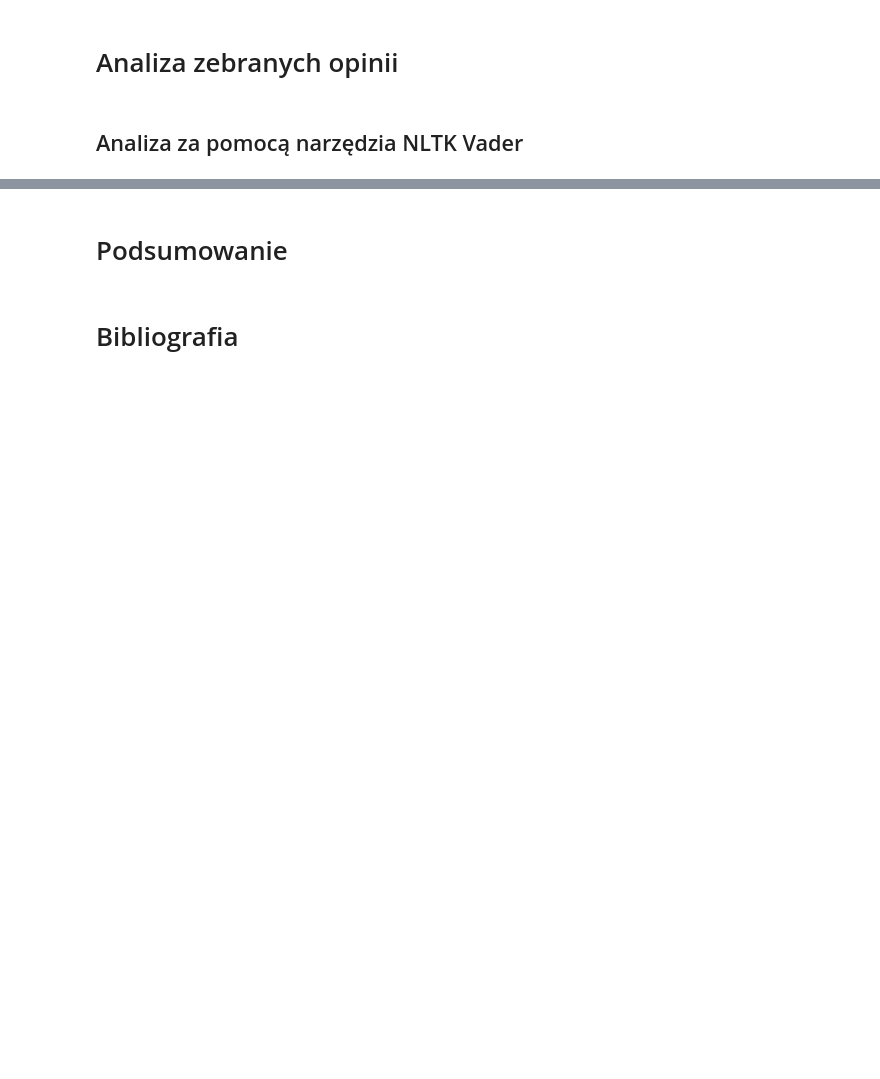
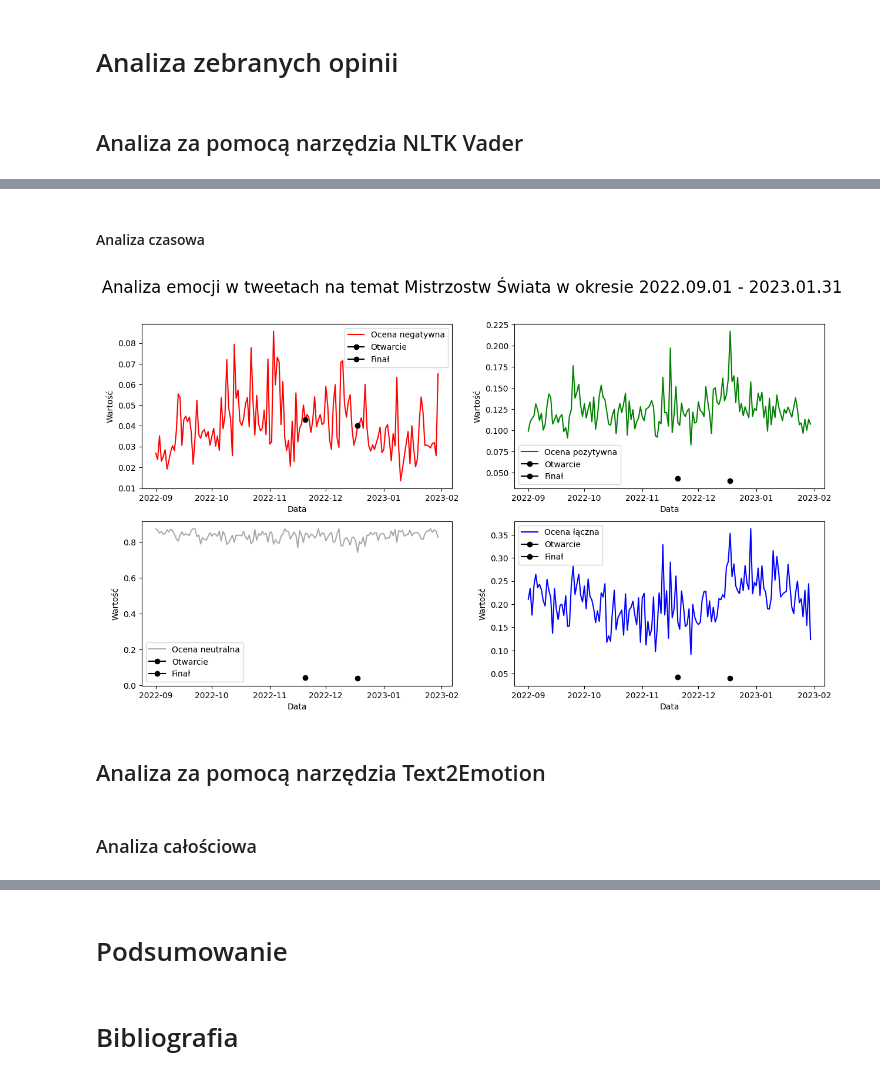
Before and after one commit to wgola/computional-intelligence-exercises, a Jupyter notebook: project3/projet3.ipynb, the cells around one changed output, grey strips where cells are left out. Cells and saved outputs as stored; diff of their text form; code cells hidden in the pictures; blank space fills up the shorter version.

```diff
--- a/project3/projet3.ipynb
+++ b/project3/projet3.ipynb
@@ -121,0 +141,17 @@ tweets["vader_compound"] = tweets.apply(
+# %%
+import ast
+
+
+def import_prepared_data(filename):
+    prepared_data = pd.read_csv(filename, sep="\t")
+
+    columns_to_transform = ["tokenizedContent",
+                            "tokensWithoutStopwords", "lemmatizedContent"]
+    for column_name in columns_to_transform:
+        prepared_data[column_name] = prepared_data[column_name].apply(
+            ast.literal_eval)
+
+    prepared_data["date"] = prepared_data.apply(
+        lambda x: datetime.datetime.strptime(x["date"], "%Y-%m-%d").date(), axis=1)
+
+    return prepared_data
@@ -121,0 +203,42 @@ tweets["vader_compound"] = tweets.apply(
+# %% [markdown]
+#### Analiza czasowa
+# %%
+vader_tweets_grouped = vader_tweets[[
+    "date", "vaderNeg", "vaderPos", "vaderNeu", "vaderCompound"]]
+
+x = vader_tweets_grouped.groupby(["date"], as_index=False).mean()
+
+
+def plot_vader_subplot(column_name, color, legend_name):
+    plt.plot(x["date"], x[column_name], color=color)
+    plt.ylabel("Wartość")
+    plt.xlabel("Data")
+    plt.plot(datetime.date(2022, 11, 20),
+             x[x["date"] == datetime.date(2022, 11, 20)][column_name], marker="o", color="black")
+    plt.plot(datetime.date(2022, 12, 18),
+             x[x["date"] == datetime.date(2022, 12, 18)][column_name], marker="o", color="black")
+    plt.legend([legend_name, "Otwarcie", "Finał"])
+
+
+plt.figure(figsize=(15, 8))
+plt.suptitle(
+    "Analiza emocji w tweetach na temat Mistrzostw Świata w okresie 2022.09.01 - 2023.01.31", fontsize=20)
+plt.subplot(2, 2, 1)
+plot_vader_subplot("vaderNeg", "red", "Ocena negatywna")
+
+plt.subplot(2, 2, 2)
+plot_vader_subplot("vaderPos", "green", "Ocena pozytywna")
+
+plt.subplot(2, 2, 3)
+plot_vader_subplot("vaderNeu", "darkgrey", "Ocena neutralna")
+
+plt.subplot(2, 2, 4)
+plot_vader_subplot("vaderCompound", "blue", "Ocena łączna")
+
+plt.show()
+# %% [output]
+[figure, added]
+# %% [markdown]
+## Analiza za pomocą narzędzia Text2Emotion
+# %% [markdown]
+### Analiza całościowa
```
Also changed, not shown: parts of 15 cells of this notebook.
